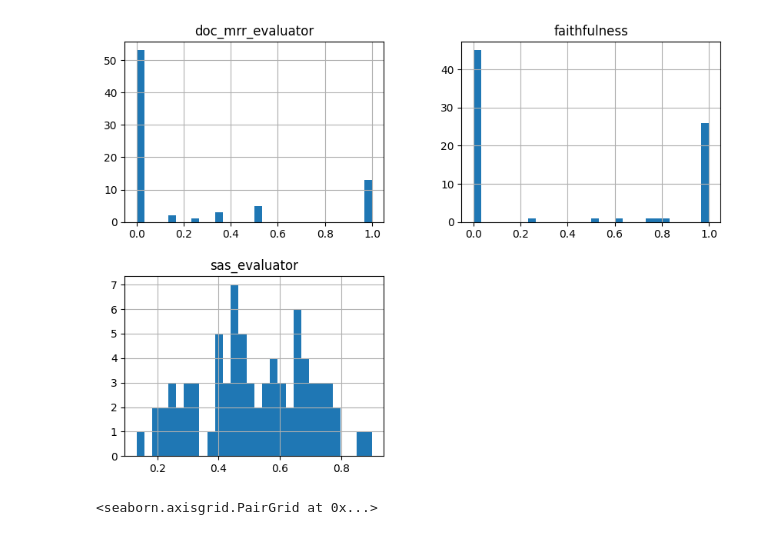
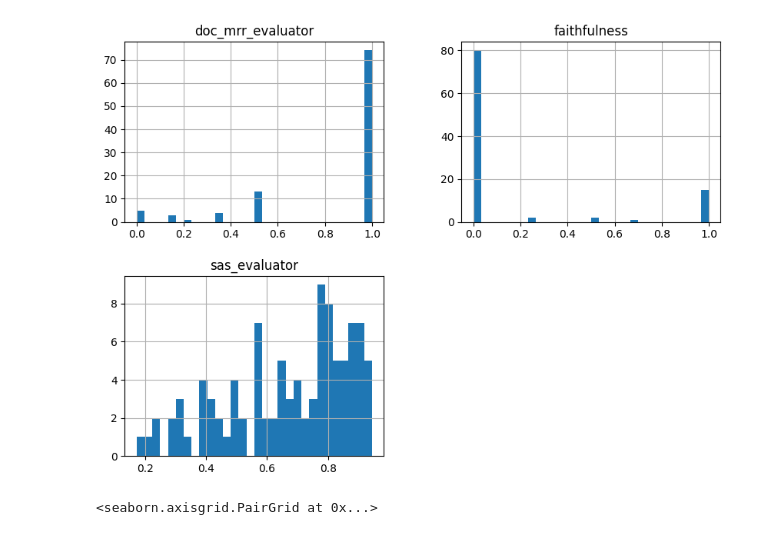
Before and after one commit to mategyerek/Capstone-RAG-project, a Jupyter notebook: Data Analysis Notebook.ipynb, the cells around one changed output. Cells and saved outputs as stored; diff of their text form; code cells hidden in the pictures.

```diff
--- a/Data Analysis Notebook.ipynb
+++ b/Data Analysis Notebook.ipynb
@@ -6,0 +1,8 @@ ModuleNotFoundError: No module named 'matplotlib'
+# %%
+import pandas as pd
+import matplotlib.pyplot as plt
+df_cosine = pd.read_csv(filepath_or_buffer= './data/results_cosine.csv')
+df_cosine["precision"] = df_cosine["precision"].str.extract(r'tensor\((.+)\)')[0].astype(float)
+df_cosine["recall"] = df_cosine["recall"].str.extract(r'tensor\((.+)\)')[0].astype(float)
+df_cosine["f1"] = df_cosine["f1"].str.extract(r'tensor\((.+)\)')[0].astype(float)
+df_cosine.head()
@@ -13,14 +64,14 @@ Index(['question', 'contexts', 'answer', 'predicted_answer',
 # %%
 #Histograms
-df[['doc_mrr_evaluator', 'faithfulness', 'sas_evaluator']].hist(bins=30, figsize=(10, 7))
+df_cosine[['doc_mrr_evaluator', 'faithfulness', 'sas_evaluator']].hist(bins=30, figsize=(10, 7))
 
 plt.xlabel('Values')
 plt.ylabel('Frequency')
 plt.title('Basic Histogram')
 
 plt.show()
 # %% [output]
-[figure, old version]
+[figure, new version]
 # %%
 #Pairplots
 import seaborn as sns
```
Also changed, not shown: parts of 5 cells of this notebook.
